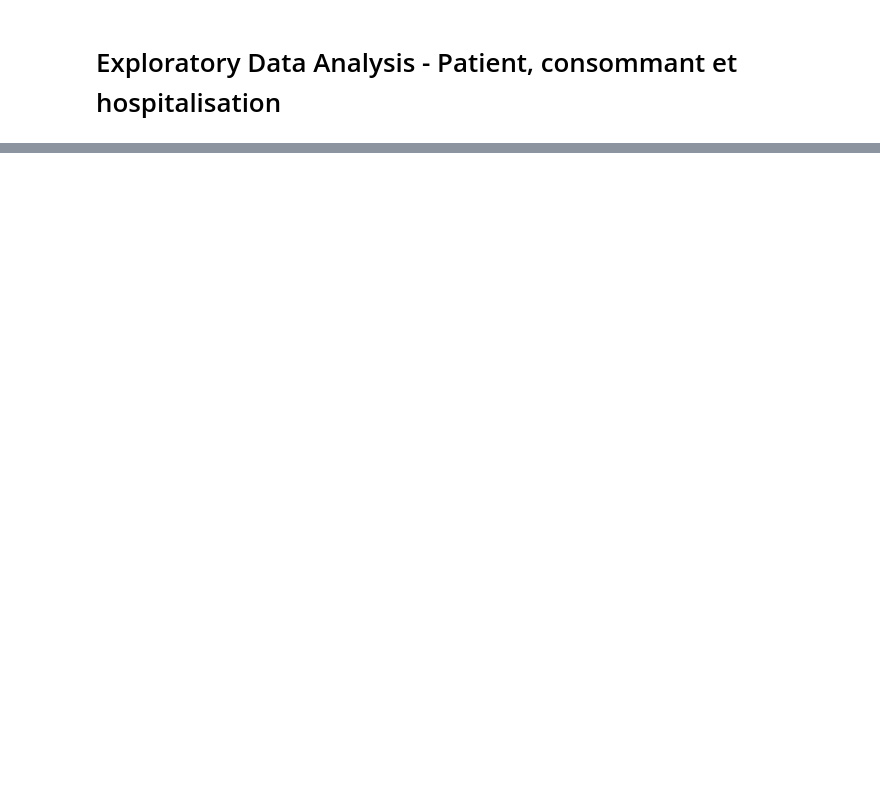
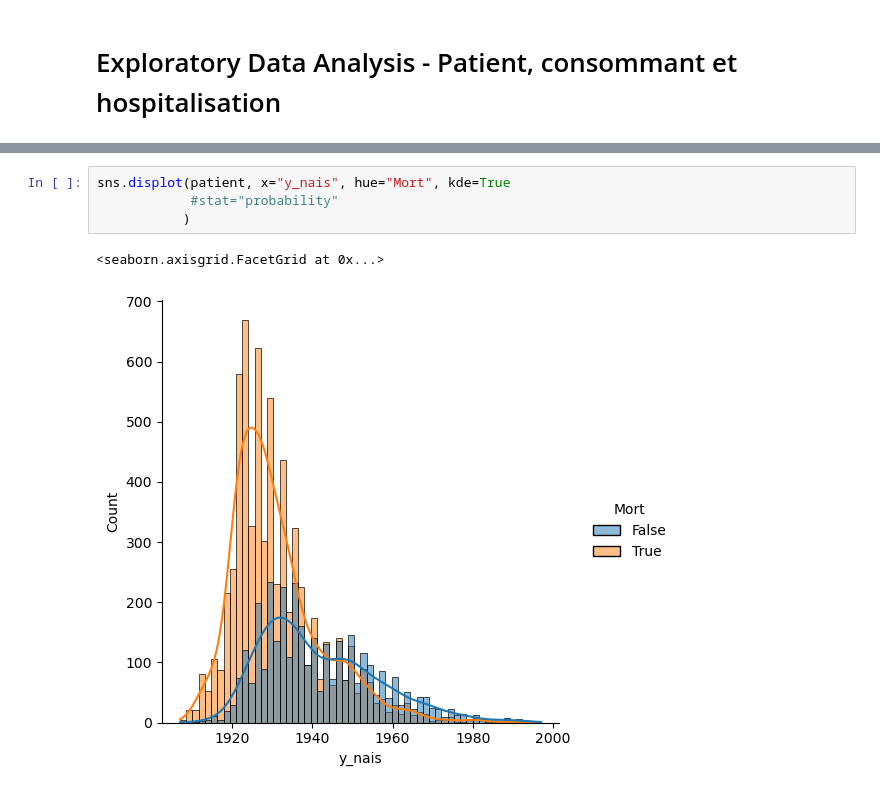
Before and after one commit to Kirscher/TextMining_Parcours_de_soin, a Jupyter notebook: EDA.ipynb, the cells around one changed output, grey strips where cells are left out. Saved outputs shown, nothing was run; the diff lists cells and outputs as text; blank space fills up the shorter version.

```diff
--- a/EDA.ipynb
+++ b/EDA.ipynb
@@ -9,0 +28,7 @@ patient=pd.read_csv("patient_anonyme.csv")
+# %%
+sns.displot(patient, x="y_nais", hue="Mort", kde=True
+            #stat="probability"
+           )
+# %% [output]
+<seaborn.axisgrid.FacetGrid at 0x...>
+[figure, added]
```
Also changed, not shown: parts of 15 cells of this notebook.
